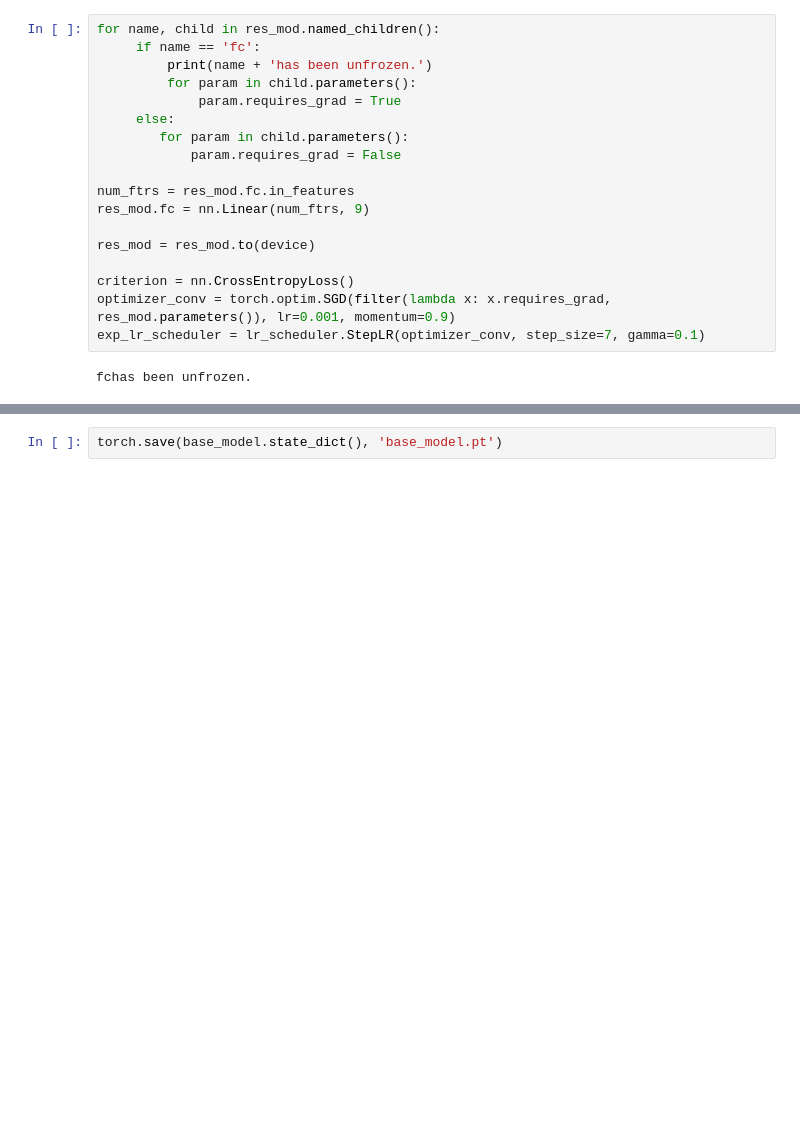
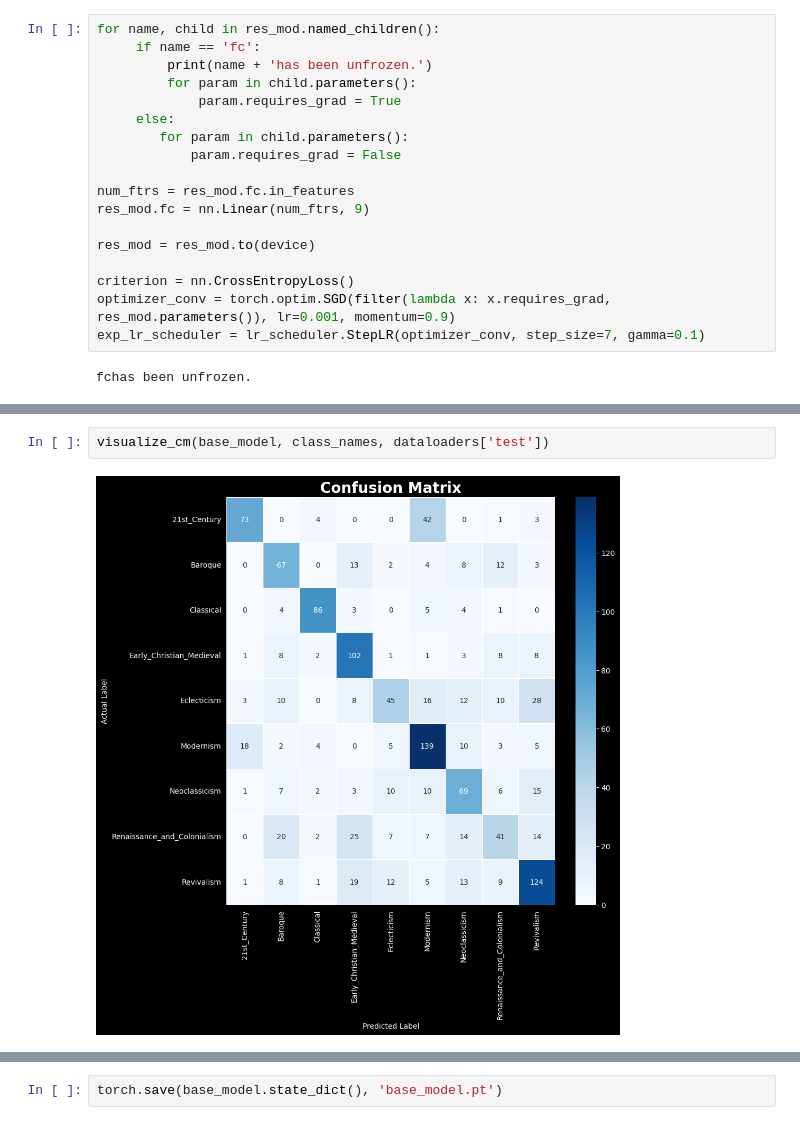
Before and after one commit to elkulakova/architectural-styles-recognition, a Jupyter notebook: data_analysis_baseline/dataset_analysis.ipynb, the cells around one changed output, grey strips where cells are left out. Saved outputs shown, nothing was run; the diff lists cells and outputs as text; blank space fills up the shorter version.

```diff
--- a/data_analysis_baseline/dataset_analysis.ipynb
+++ b/data_analysis_baseline/dataset_analysis.ipynb
@@ -402,0 +402,4 @@ plt.show()
+# %%
+visualize_cm(base_model, class_names, dataloaders['test'])
+# %% [output]
+[figure, added]
```
Also changed, not shown: parts of 9 cells of this notebook.
